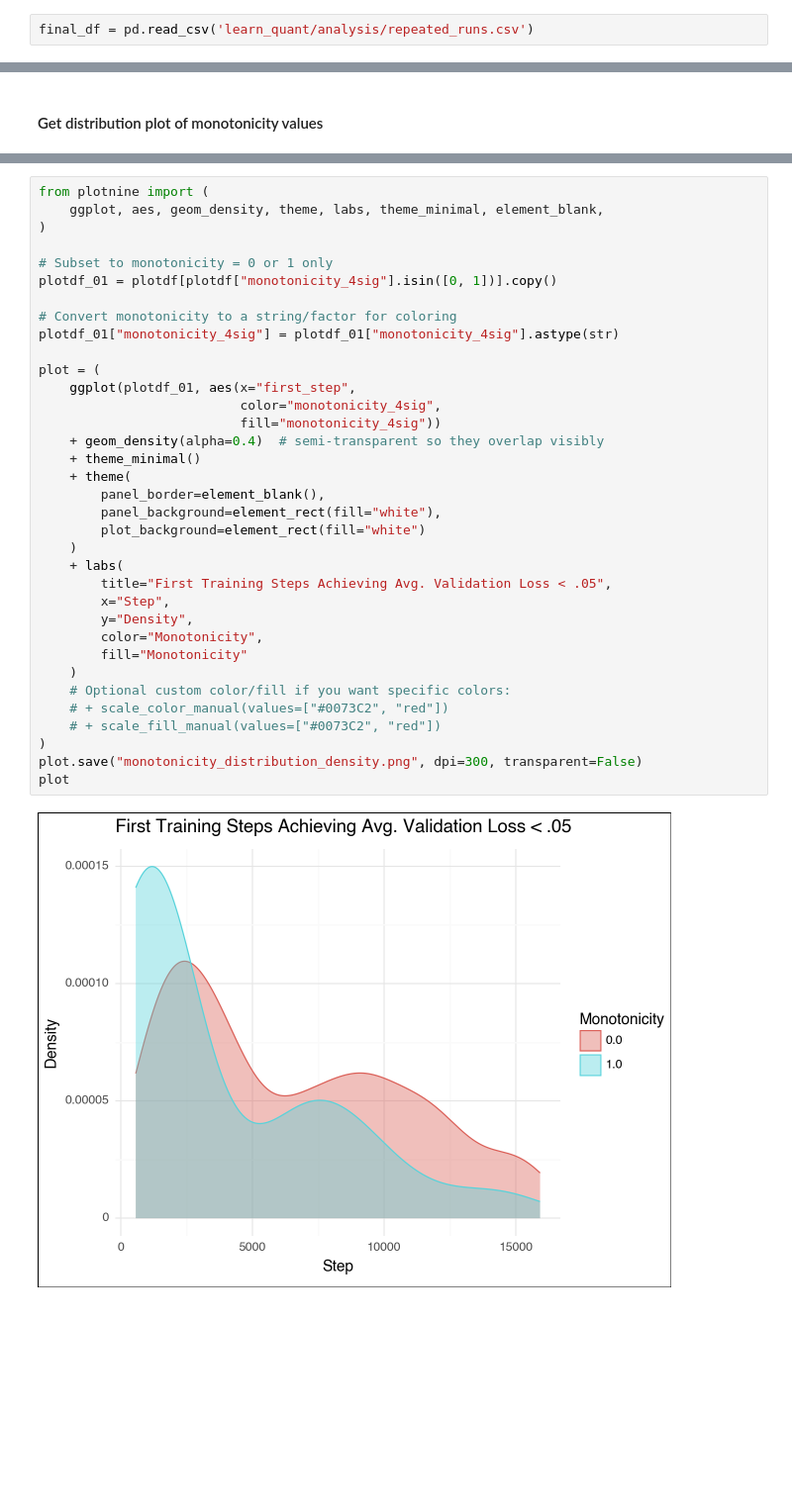
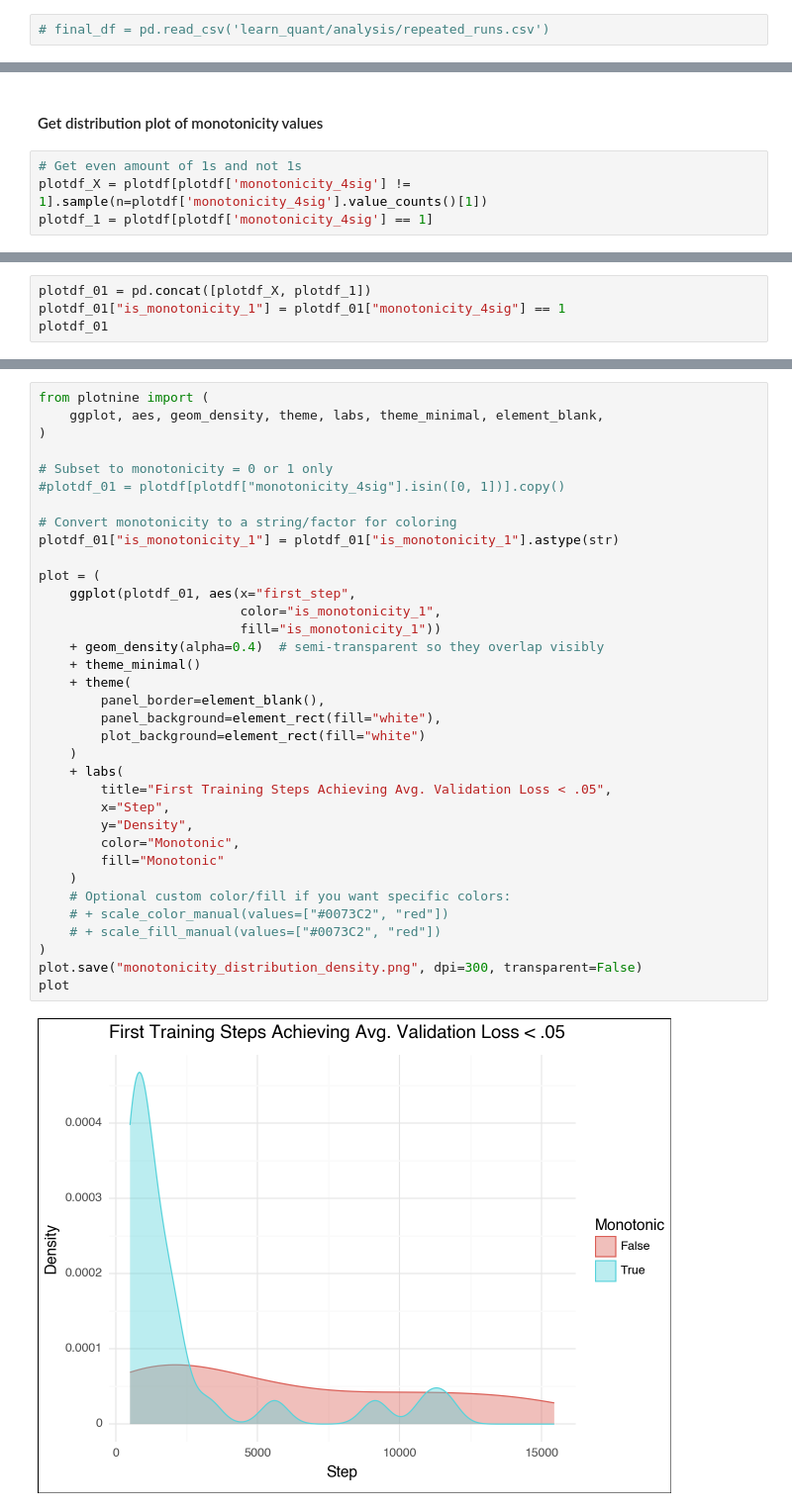
Before and after one commit to CLMBRs/ultk, a Jupyter notebook: src/examples/learn_quant/notebooks/query_expressions.ipynb, the cells around one changed output, grey strips where cells are left out. Shown at 99% size. Cells and saved outputs as stored; diff of their text form; blank space fills up the shorter version.

Commit message:
Fix monotonicity

```diff
--- a/src/examples/learn_quant/notebooks/query_expressions.ipynb
+++ b/src/examples/learn_quant/notebooks/query_expressions.ipynb
@@ -369,7 +374,7 @@ final_df.to_csv('learn_quant/analysis/repeated_runs.csv', index=False)
 # %%
 # final_df.to_csv('learn_quant/analysis/expressions_shuffled_2k.csv', index=False)
 # %%
-final_df = pd.read_csv('learn_quant/analysis/repeated_runs.csv')
+# final_df = pd.read_csv('learn_quant/analysis/repeated_runs.csv')
 # %%
 # Where did training occur, but the condition was not satisfied?
 trained = final_df[final_df['no_training'] == False]
@@ -463,2 +483,6 @@ pearson_corr, pearson_pval = pearsonr(plotdf["monotonicity_entropic"], plotdf["f
 # %% [markdown]
 #### Get distribution plot of monotonicity values
+# %%
+# Get even amount of 1s and not 1s
+plotdf_X = plotdf[plotdf['monotonicity_4sig'] != 1].sample(n=plotdf['monotonicity_4sig'].value_counts()[1])
+plotdf_1 = plotdf[plotdf['monotonicity_4sig'] == 1]
@@ -464,0 +495,4 @@ pearson_corr, pearson_pval = pearsonr(plotdf["monotonicity_entropic"], plotdf["f
+# %%
+plotdf_01 = pd.concat([plotdf_X, plotdf_1])
+plotdf_01["is_monotonicity_1"] = plotdf_01["monotonicity_4sig"] == 1
+plotdf_01
@@ -465,40 +517,40 @@ pearson_corr, pearson_pval = pearsonr(plotdf["monotonicity_entropic"], plotdf["f
 # %%
 from plotnine import (
     ggplot, aes, geom_density, theme, labs, theme_minimal, element_blank,
 )
 
 # Subset to monotonicity = 0 or 1 only
-plotdf_01 = plotdf[plotdf["monotonicity_4sig"].isin([0, 1])].copy()
+#plotdf_01 = plotdf[plotdf["monotonicity_4sig"].isin([0, 1])].copy()
 
 # Convert monotonicity to a string/factor for coloring
-plotdf_01["monotonicity_4sig"] = plotdf_01["monotonicity_4sig"].astype(str)
+plotdf_01["is_monotonicity_1"] = plotdf_01["is_monotonicity_1"].astype(str)
 
 plot = (
     ggplot(plotdf_01, aes(x="first_step",
-                          color="monotonicity_4sig",
-                          fill="monotonicity_4sig"))
+                          color="is_monotonicity_1",
+                          fill="is_monotonicity_1"))
     + geom_density(alpha=0.4)  # semi-transparent so they overlap visibly
     + theme_minimal()
     + theme(
         panel_border=element_blank(),
         panel_background=element_rect(fill="white"),
         plot_background=element_rect(fill="white")
     )
     + labs(
         title="First Training Steps Achieving Avg. Validation Loss < .05",
         x="Step",
         y="Density",
-        color="Monotonicity",
-        fill="Monotonicity"
+        color="Monotonic",
+        fill="Monotonic"
     )
     # Optional custom color/fill if you want specific colors:
     # + scale_color_manual(values=["#0073C2", "red"])
     # + scale_fill_manual(values=["#0073C2", "red"])
 )
 plot.save("monotonicity_distribution_density.png", dpi=300, transparent=False)
 plot
 # %% [output]
-[figure, old version]
+[figure, new version]
 <Figure Size: (640 x 480)>
 # %%
 # Observe counts of binned monotonicity values
```
Also changed, not shown: parts of 19 cells of this notebook, 5 other files.
